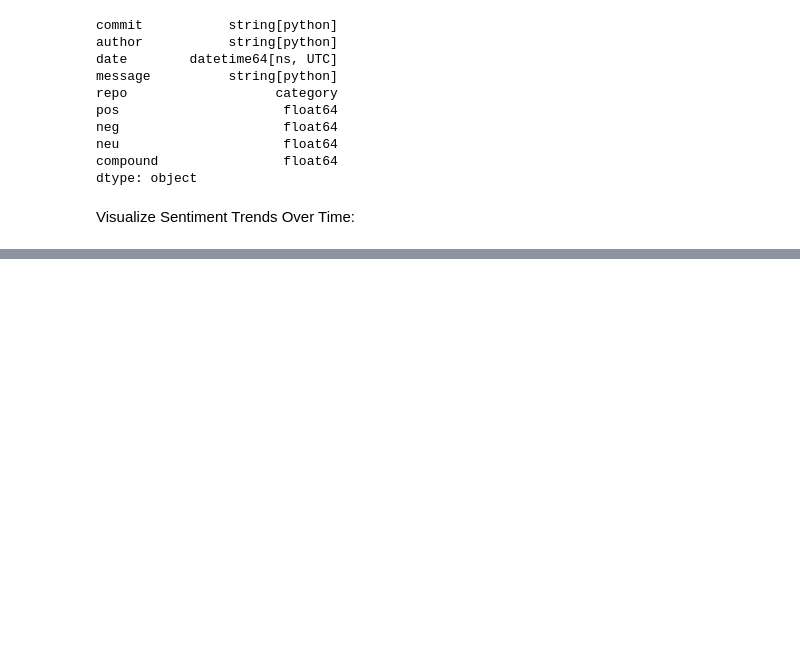
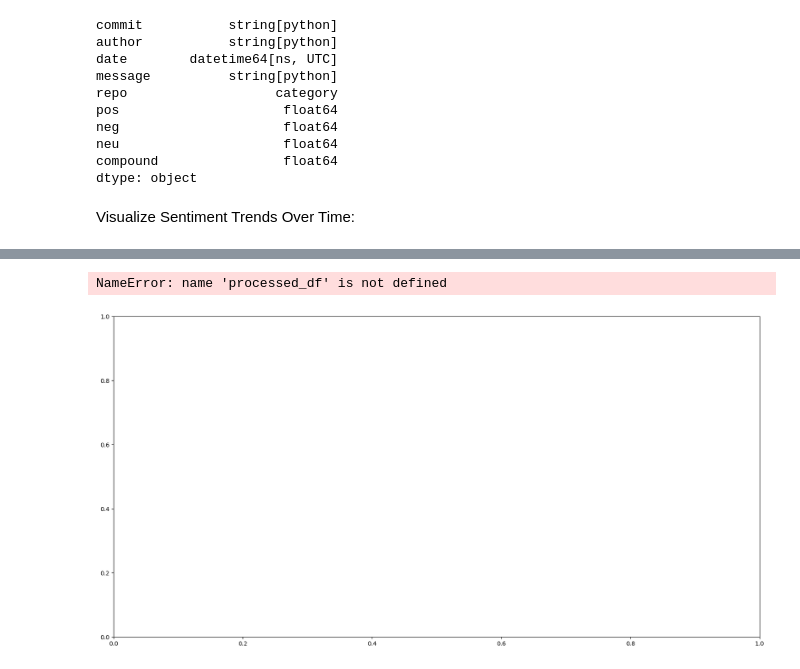
Before and after one commit to rashmi-dhakad-git/SentimentAnalysisofGitHubCommitMessages, a Jupyter notebook: Sentiment analysis result copy.ipynb, the cells around one changed output, grey strips where cells are left out. Saved outputs shown, nothing was run; the diff lists cells and outputs as text; code cells hidden in the pictures; blank space fills up the shorter version.

```diff
--- a/Sentiment analysis result copy.ipynb
+++ b/Sentiment analysis result copy.ipynb
@@ -174,0 +333,36 @@ data.to_csv('sentiment_data.csv',index=False)
+# %%
+%matplotlib inline
+from IPython.display import display, clear_output
+import matplotlib.pyplot as plt
+import matplotlib.ticker as ticker
+from matplotlib.animation import FuncAnimation
+
+fig4, ax4 = plt.subplots(figsize=(20, 10))
+
+# Group data by repo and year
+year_df = processed_df.groupby(['repo', 'year']).date.sum().reset_index().sort_values(['repo', 'year'])
+
+# Get unique repos
+repos = year_df['repo'].unique()
+
+def get_all_year(year):
+    ax4.clear()
+    ax4.xaxis.set_major_formatter(ticker.StrMethodFormatter('{x:.0f}'))
+
+    for repo in repos:
+        repo_df = year_df[(year_df.repo == repo) & (year_df.year <= year)]
+        line, = ax4.plot(repo_df.year, repo_df.date, label=repo, color=color[repo])
+
+    ax4.legend(bbox_to_anchor=(1.05, 1), loc=2, borderaxespad=0.)
+    ax4.set_xlabel('Year', size=20)
+    ax4.set_ylabel('Number of commits', size=20)
+    ax4.set_title('Number of commits per year', size=20)
+
+# Loop through years and update the plot
+for year in range(processed_df.year.min(), processed_df.year.max() + 1):
+    get_all_year(year)
+    display(fig4)
+    clear_output(wait=True)
+# %% [output]
+NameError: name 'processed_df' is not defined
+[figure, added]
```
Also changed, not shown: parts of 18 cells of this notebook.
